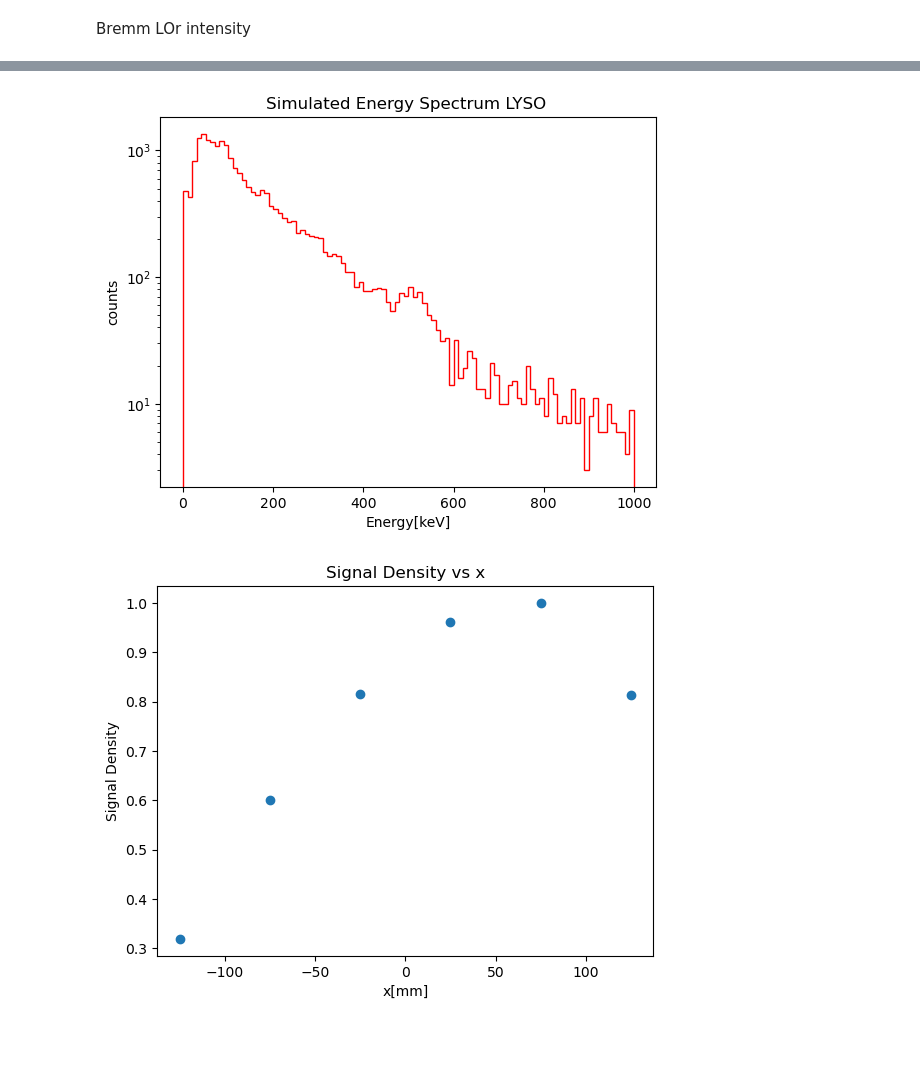
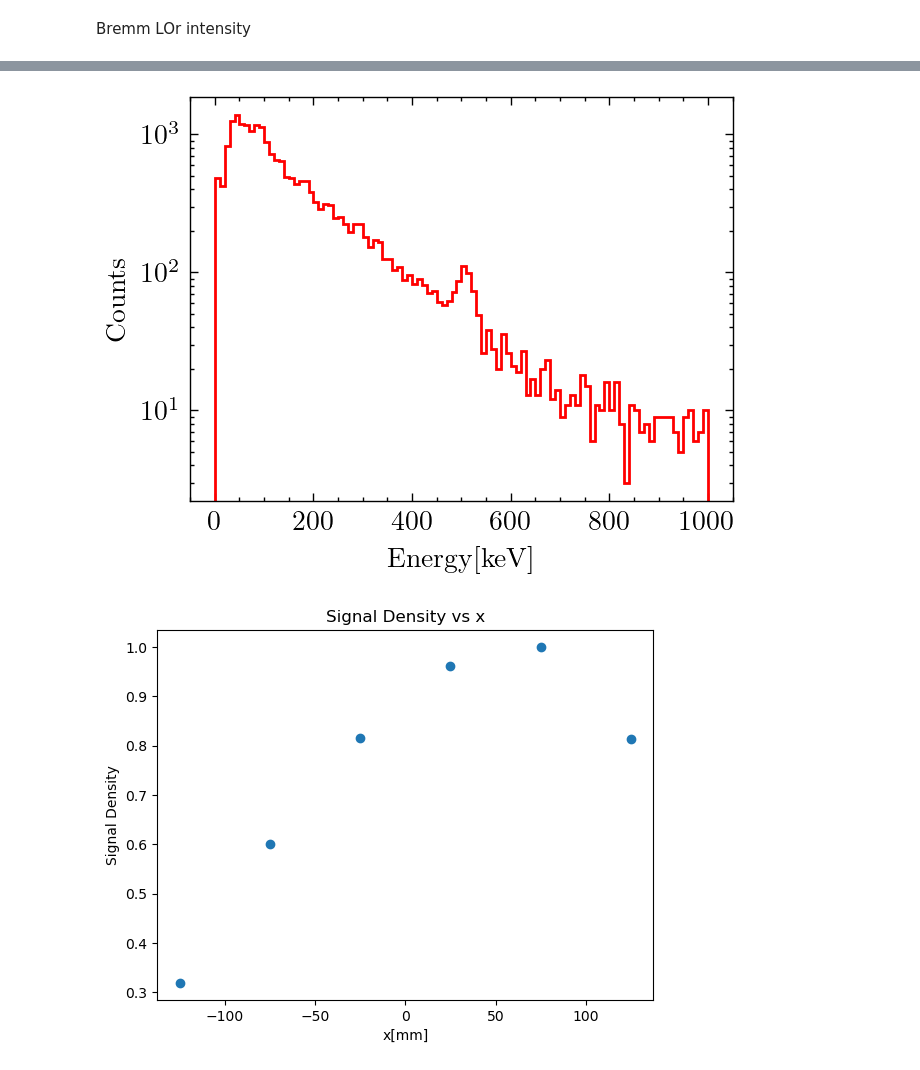
Before and after one commit to francescouni0/Online-Monitoring, a Jupyter notebook: Brem.ipynb, the cells around one changed output, grey strips where cells are left out. Drawn from its saved outputs; the diff is of its cells as text; code cells hidden in the pictures; blank space fills up the shorter version.

```diff
--- a/Brem.ipynb
+++ b/Brem.ipynb
@@ -42,16 +43,16 @@ plt.show()
 # %%
-
-plt.hist(np.random.normal((np.multiply(data['EDepDet'],1000)),0.05*(np.multiply(data['EDepDet'],1000))), bins=100, histtype='step', color='red',range=(0,1000))
+fig=plt.figure()
+fig.dpi=200
+plt.hist(np.random.normal((np.multiply(data['EDepDet'],1000)),0.03*(np.multiply(data['EDepDet'],1000))), bins=100, histtype='step', color='red',range=(0,1000))
 #plt.legend()
+#plt.yscale('log')
+plt.xlabel('Energy[keV]')
+plt.ylabel('Counts')
 plt.yscale('log')
-plt.xlabel('Energy[keV]')
-plt.ylabel('counts')
-plt.yscale('log')
-plt.title('Simulated Energy Spectrum LYSO ')
 plt.show()
 plt.show()
 # %% [output]
-[figure, old version]
+[figure, new version]
 # %%
 x=[-125,-75,-25,25,75,125]
 sig=[4193,7894,10708,12633,13142,10699]
```
Also changed, not shown: parts of 2 cells of this notebook.
